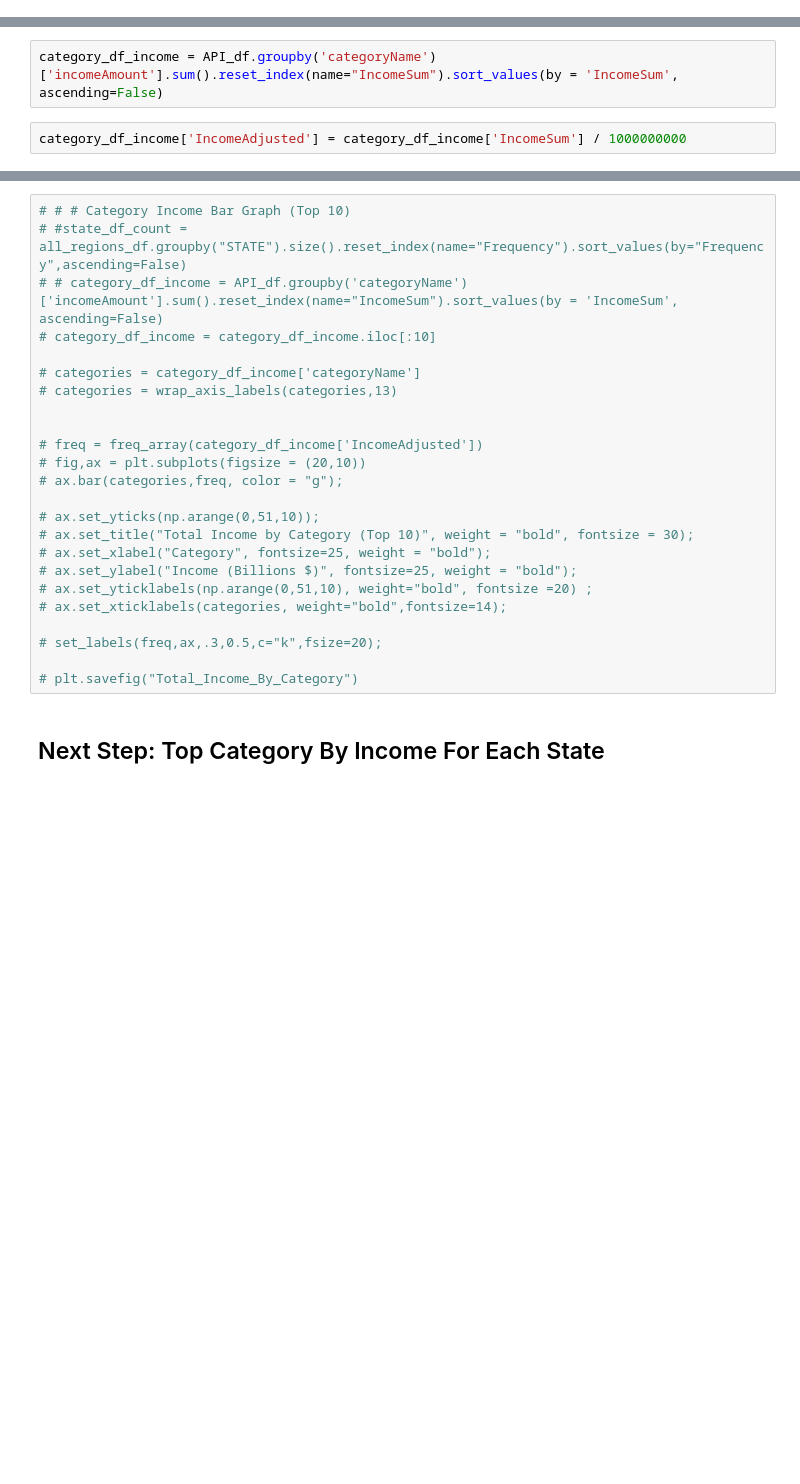
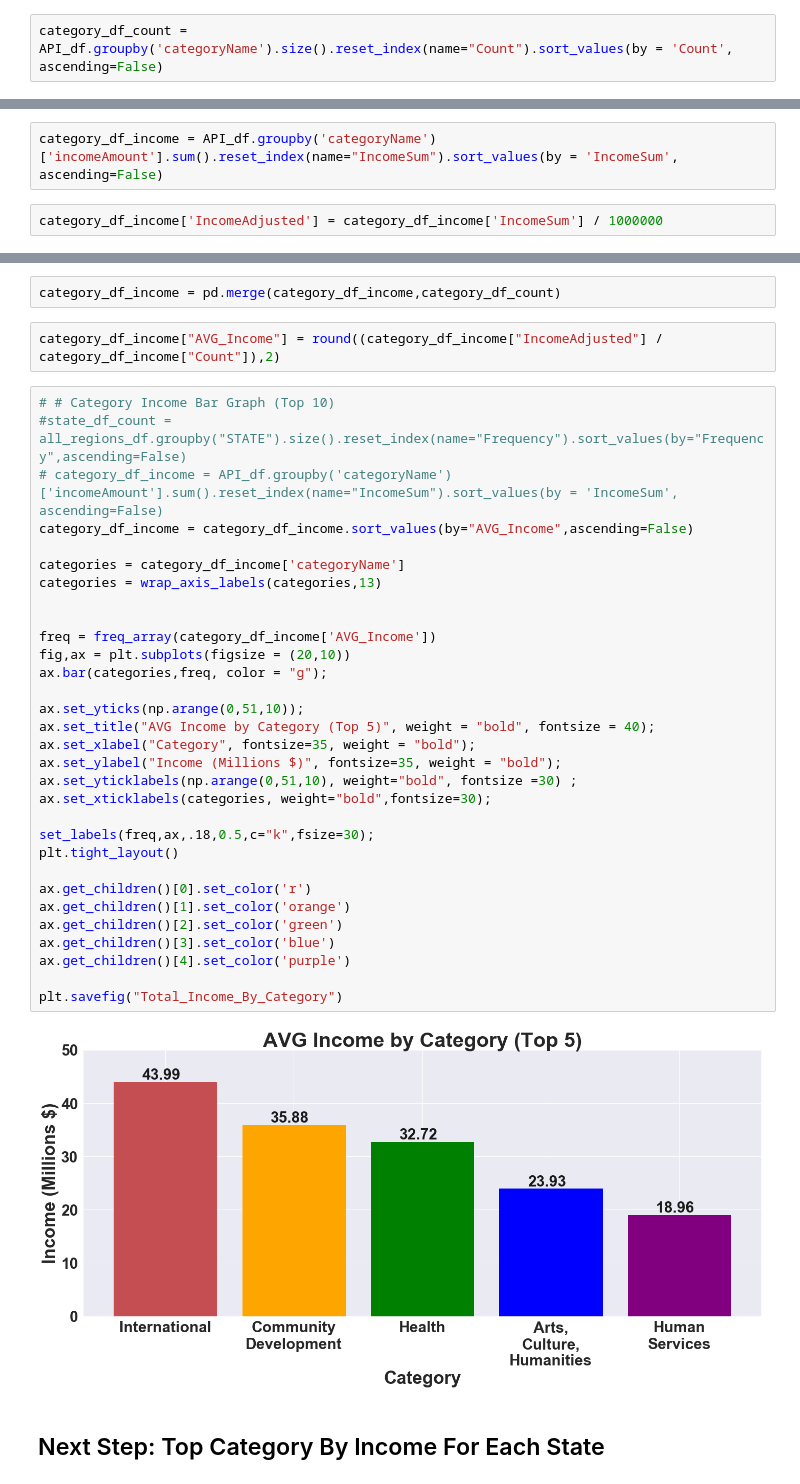
Before and after one commit to jackvessa/Capstone1_Givz_EDA, a Jupyter notebook: Charity_Navigator_Data_CSV.ipynb, the cells around one changed output, grey strips where cells are left out. Drawn from its saved outputs; the diff is of its cells as text; blank space fills up the shorter version.

```diff
--- a/Charity_Navigator_Data_CSV.ipynb
+++ b/Charity_Navigator_Data_CSV.ipynb
@@ -235,3 +235,5 @@ API_df.head(0)
 # )
 
 # fig.show()
+# %%
+category_df_count = API_df.groupby('categoryName').size().reset_index(name="Count").sort_values(by = 'Count', ascending=False)
@@ -238,4 +255,4 @@ API_df.head(0)
 # %%
 category_df_income = API_df.groupby('categoryName')['incomeAmount'].sum().reset_index(name="IncomeSum").sort_values(by = 'IncomeSum', ascending=False)
 # %%
-category_df_income['IncomeAdjusted'] = category_df_income['IncomeSum'] / 1000000000
+category_df_income['IncomeAdjusted'] = category_df_income['IncomeSum'] / 1000000
@@ -251,27 +259,40 @@ category_df_income.head()
+# %%
+category_df_income = pd.merge(category_df_income,category_df_count)
+# %%
+category_df_income["AVG_Income"] = round((category_df_income["IncomeAdjusted"] / category_df_income["Count"]),2)
 # %%
-# # # Category Income Bar Graph (Top 10)
-# #state_df_count = all_regions_df.groupby("STATE").size().reset_index(name="Frequency").sort_values(by="Frequency",ascending=False)
-# # category_df_income = API_df.groupby('categoryName')['incomeAmount'].sum().reset_index(name="IncomeSum").sort_values(by = 'IncomeSum', ascending=False)
-# category_df_income = category_df_income.iloc[:10]
+# # Category Income Bar Graph (Top 10)
+#state_df_count = all_regions_df.groupby("STATE").size().reset_index(name="Frequency").sort_values(by="Frequency",ascending=False)
+# category_df_income = API_df.groupby('categoryName')['incomeAmount'].sum().reset_index(name="IncomeSum").sort_values(by = 'IncomeSum', ascending=False)
+category_df_income = category_df_income.sort_values(by="AVG_Income",ascending=False)
 
-# categories = category_df_income['categoryName']
-# categories = wrap_axis_labels(categories,13)
+categories = category_df_income['categoryName']
+categories = wrap_axis_labels(categories,13)
 
 
-# freq = freq_array(category_df_income['IncomeAdjusted'])
-# fig,ax = plt.subplots(figsize = (20,10))
-# ax.bar(categories,freq, color = "g");
+freq = freq_array(category_df_income['AVG_Income'])
+fig,ax = plt.subplots(figsize = (20,10))
+ax.bar(categories,freq, color = "g");
 
-# ax.set_yticks(np.arange(0,51,10));
-# ax.set_title("Total Income by Category (Top 10)", weight = "bold", fontsize = 30);
-# ax.set_xlabel("Category", fontsize=25, weight = "bold");
-# ax.set_ylabel("Income (Billions $)", fontsize=25, weight = "bold");
-# ax.set_yticklabels(np.arange(0,51,10), weight="bold", fontsize =20) ;
-# ax.set_xticklabels(categories, weight="bold",fontsize=14);
+ax.set_yticks(np.arange(0,51,10));
+ax.set_title("AVG Income by Category (Top 5)", weight = "bold", fontsize = 40);
+ax.set_xlabel("Category", fontsize=35, weight = "bold");
+ax.set_ylabel("Income (Millions $)", fontsize=35, weight = "bold");
+ax.set_yticklabels(np.arange(0,51,10), weight="bold", fontsize =30) ;
+ax.set_xticklabels(categories, weight="bold",fontsize=30);
 
-# set_labels(freq,ax,.3,0.5,c="k",fsize=20);
+set_labels(freq,ax,.18,0.5,c="k",fsize=30);
+plt.tight_layout()
 
-# plt.savefig("Total_Income_By_Category")
+ax.get_children()[0].set_color('r')
+ax.get_children()[1].set_color('orange')
+ax.get_children()[2].set_color('green')
+ax.get_children()[3].set_color('blue')
+ax.get_children()[4].set_color('purple')
+
+plt.savefig("Total_Income_By_Category")
+# %% [output]
+[figure, added]
 # %% [markdown]
 ## Next Step: Top Category By Income For Each State
 # %%
```
Also changed, not shown: parts of 13 cells of this notebook.
